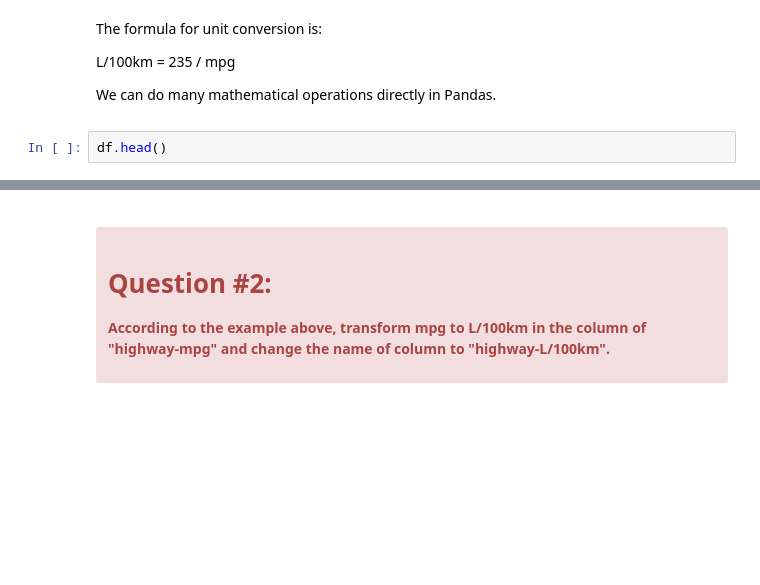
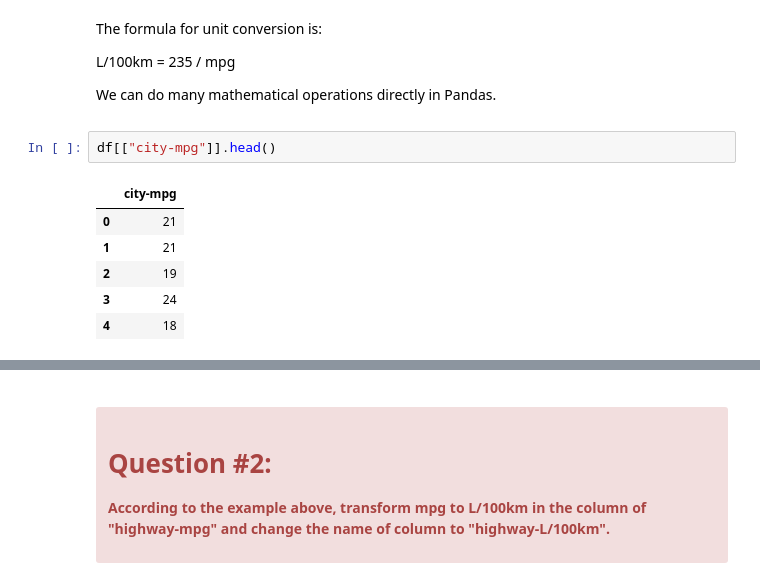
Before and after one commit to rininobaron/IBM_Data_Science_Professional_Certificate, a Jupyter notebook: COURSE_7_Data_Analysis_with_Python/Week2/DA0101EN-2-Review-Data-Wrangling.ipynb, the cells around one changed output, grey strips where cells are left out. Cells and saved outputs as stored; diff of their text form; blank space fills up the shorter version.

```diff
--- a/COURSE_7_Data_Analysis_with_Python/Week2/DA0101EN-2-Review-Data-Wrangling.ipynb
+++ b/COURSE_7_Data_Analysis_with_Python/Week2/DA0101EN-2-Review-Data-Wrangling.ipynb
@@ -339,7 +436,14 @@ Data is usually collected from different agencies in different formats.
 L/100km = 235 / mpg
 <p>We can do many mathematical operations directly in Pandas.</p>
 # %%
-df.head()
+df[["city-mpg"]].head()
+# %% [output]
+|  | city-mpg |
+| 0 | 21 |
+| 1 | 21 |
+| 2 | 19 |
+| 3 | 24 |
+| 4 | 18 |
 # %%
 # Convert mpg to L/100km by mathematical operation (235 divided by mpg)
 df['city-L/100km'] = 235/df["city-mpg"]
```
Also changed, not shown: parts of 31 cells of this notebook, 1 other file.
